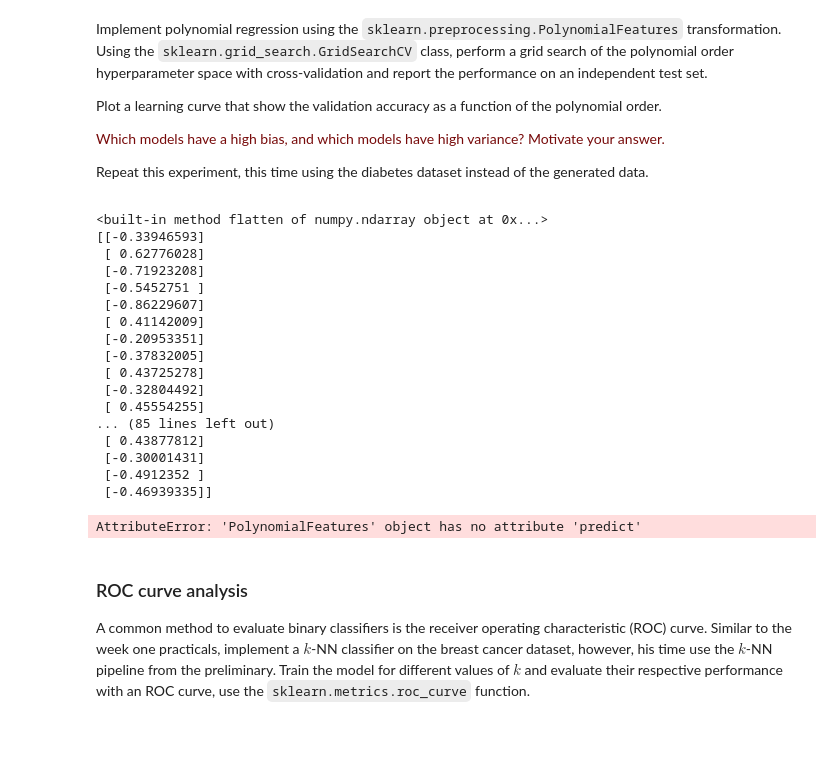
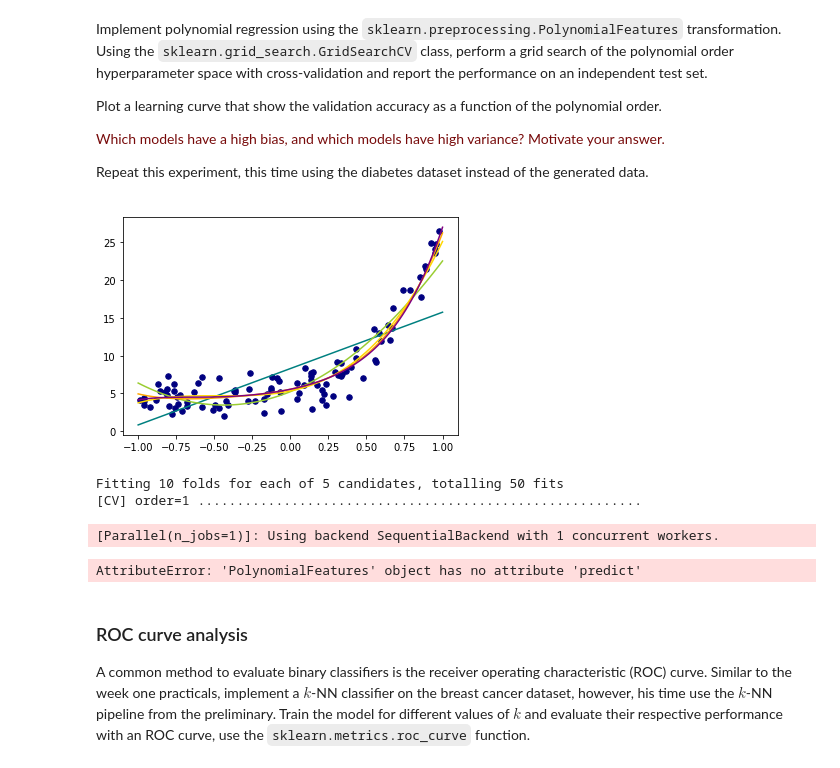
Before and after one commit to florisverheijen/8dm50-machine-learning, a Jupyter notebook: practicals/week_2.ipynb, the cells around one changed output. Cells and saved outputs as stored; diff of their text form; code cells hidden in the pictures; blank space fills up the shorter version.

```diff
--- a/practicals/week_2.ipynb
+++ b/practicals/week_2.ipynb
@@ -179,54 +179,58 @@ Repeat this experiment, this time using the diabetes dataset instead of the gene
 # %%
 from sklearn.preprocessing import PolynomialFeatures
 from sklearn.model_selection import GridSearchCV, cross_val_score
 from sklearn.metrics import accuracy_score
+from sklearn.linear_model import Ridge
+from sklearn.preprocessing import PolynomialFeatures
+from sklearn.pipeline import make_pipeline
 
 # independent test set
 X_test, y_test = generate_dataset(n=100, degree=4, noise=1.5)
 # reshape because otherwise X is an 1D array instead of 2D:
 X_test = X_test.reshape(-1, 1)
 X = X.reshape(-1, 1)
-
-print (X.flatten)
-print (X_test)
+x_plot = np.linspace(-1, 1, 100)
 
 # polynomial order hyperparameter for grid search
 max_order = 5
 parameters = {'order':np.arange(1,max_order+1)}
 
-poly = PolynomialFeatures(degree = 3)
-poly.fit_transform(X,y)
-y_pred = poly.predict(X_test)
+x_plot = np.linspace(-1, 1, 100)
+
+# create matrix versions of these arrays
+
+X_plot = x_plot[:, np.newaxis]
+
+
+plt.scatter(X, y, color='navy', s=30, marker='o')
+colors = ['teal', 'yellowgreen', 'gold', 'orange', 'purple']
+
+for count, degree in enumerate([1, 2, 3, 4, 5]):
+    model = make_pipeline(PolynomialFeatures(degree), Ridge())
+    model.fit(X, y)
+    y_pred = model.predict(X_plot)
+    plt.plot(x_plot, y_pred, color=colors[count])
+
+plt.show()
+
+
 
 
 # cv is the number of folds for which is fitted, verbose means how much will be printed
 poly_grid = GridSearchCV(estimator = PolynomialFeatures(), param_grid = parameters, cv=10, scoring='accuracy', verbose=3)
 poly_grid.fit(X,y) # error: 'PolynomialFeatures' object has no attribute 'predict'
 
 #print((cross_val_score(poly_grid.fit(X,y)))
 #y_pred = poly_grid.predict(X_test)
 #acc = poly_grid.score(X_test,y_test)
 
 #acc = accuracy_score(y_test, y_pred, *, normalize=True, sample_weight=None)
 # %% [output]
+[figure, added]
-<built-in method flatten of numpy.ndarray object at 0x...>
-[[-0.33946593]
- [ 0.62776028]
- [-0.71923208]
- [-0.5452751 ]
- [-0.86229607]
- [ 0.41142009]
- [-0.20953351]
- [-0.37832005]
- [ 0.43725278]
- [-0.32804492]
- [ 0.45554255]
-... (85 lines left out)
- [ 0.43877812]
- [-0.30001431]
- [-0.4912352 ]
- [-0.46939335]]
+Fitting 10 folds for each of 5 candidates, totalling 50 fits
+[CV] order=1 .........................................................
-AttributeError: 'PolynomialFeatures' object has no attribute 'predict'
+[Parallel(n_jobs=1)]: Using backend SequentialBackend with 1 concurrent workers.
+AttributeError: 'PolynomialFeatures' object has no attribute 'predict'
 # %% [markdown]
 ### ROC curve analysis
 A common method to evaluate binary classifiers is the receiver operating characteristic (ROC) curve. Similar to the week one practicals, implement a $k$-NN classifier on the breast cancer dataset, however, his time use the $k$-NN pipeline from the preliminary. Train the model for different values of $k$ and evaluate their respective performance with an ROC curve, use the `sklearn.metrics.roc_curve` function.
```
Also changed, not shown: parts of 5 cells of this notebook.
